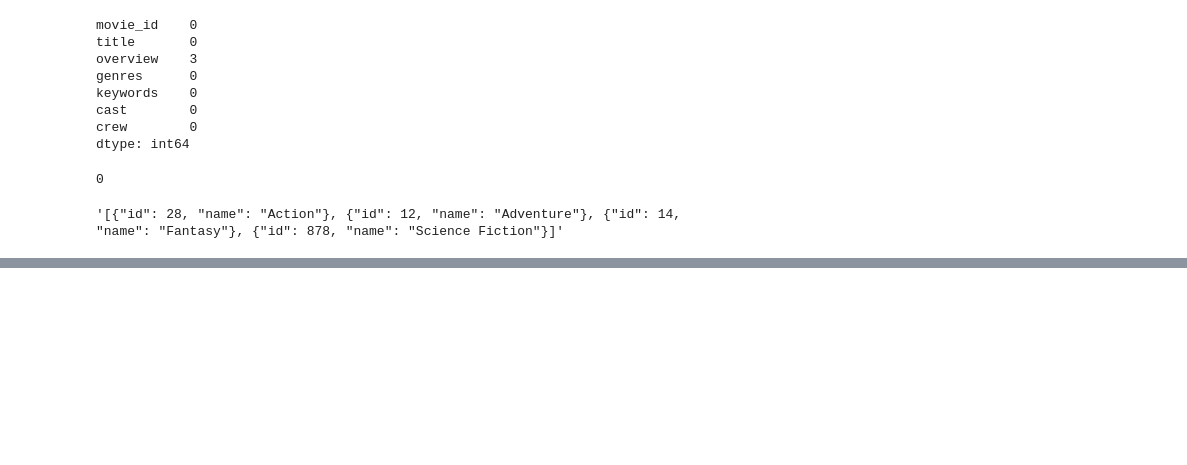
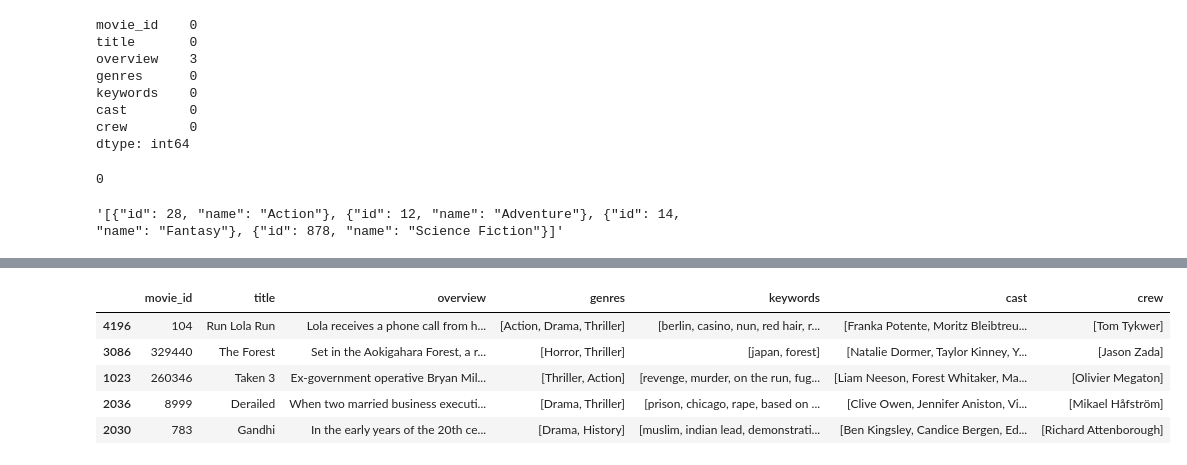
Before and after one commit to iamabhaytiwari343/movie-recommender, a Jupyter notebook: data.ipynb, the cells around one changed output, grey strips where cells are left out. Cells and saved outputs as stored; diff of their text form; code cells hidden in the pictures; blank space fills up the shorter version.

```diff
--- a/data.ipynb
+++ b/data.ipynb
@@ -104,0 +150,19 @@ movies.iloc[0].genres
+# %%
+def fetch_director(text):
+    L = []
+    for i in ast.literal_eval(text):
+        if i['job'] == 'Director':
+            L.append(i['name'])
+    return L
+# %%
+movies['crew'] = movies['crew'].apply(fetch_director)
+# %%
+# movies['overview'] = movies['overview'].apply(lambda x:x.split())
+movies.sample(5)
+# %% [output]
+|  | movie_id | title | overview | genres | keywords | cast | crew |
+| 4196 | 104 | Run Lola Run | Lola receives a phone call from h... | [Action, Drama, Thriller] | [berlin, casino, nun, red hair, r... | [Franka Potente, Moritz Bleibtreu... | [Tom Tykwer] |
+| 3086 | 329440 | The Forest | Set in the Aokigahara Forest, a r... | [Horror, Thriller] | [japan, forest] | [Natalie Dormer, Taylor Kinney, Y... | [Jason Zada] |
+| 1023 | 260346 | Taken 3 | Ex-government operative Bryan Mil... | [Thriller, Action] | [revenge, murder, on the run, fug... | [Liam Neeson, Forest Whitaker, Ma... | [Olivier Megaton] |
+| 2036 | 8999 | Derailed | When two married business executi... | [Drama, Thriller] | [prison, chicago, rape, based on ... | [Clive Owen, Jennifer Aniston, Vi... | [Mikael Håfström] |
+| 2030 | 783 | Gandhi | In the early years of the 20th ce... | [Drama, History] | [muslim, indian lead, demonstrati... | [Ben Kingsley, Candice Bergen, Ed... | [Richard Attenborough] |
```
Also changed, not shown: parts of 13 cells of this notebook.
